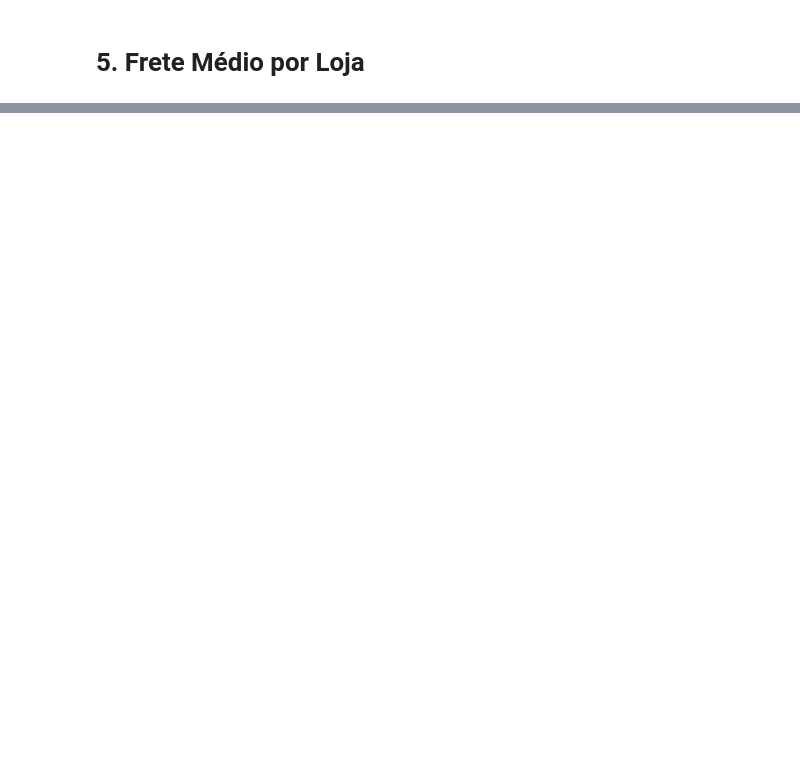
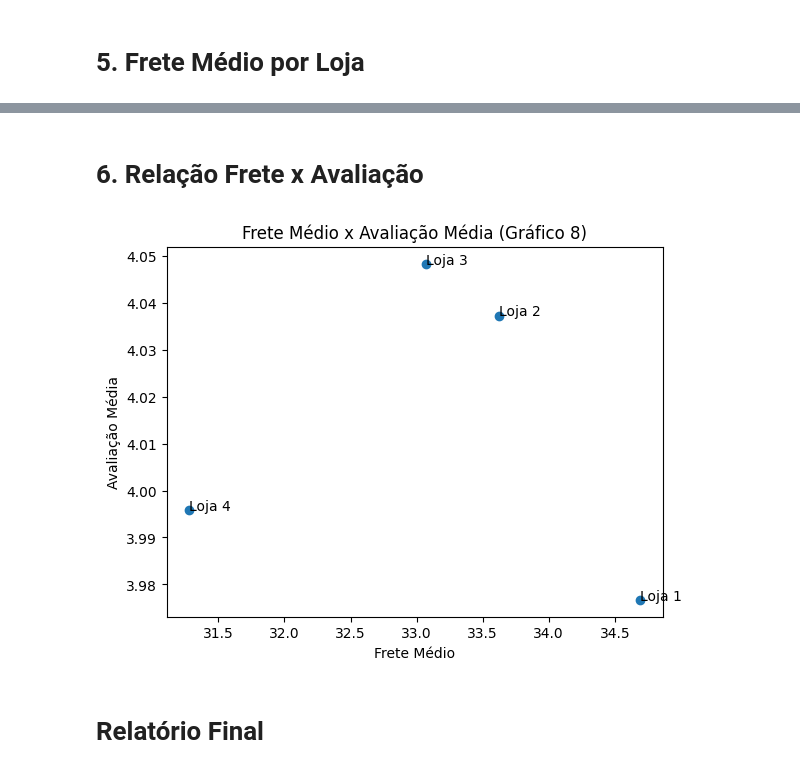
Before and after one commit to leonardo-queiroz/challenge-alura-store, a Jupyter notebook: alura_store.ipynb, the cells around one changed output, grey strips where cells are left out. Drawn from its saved outputs; the diff is of its cells as text; code cells hidden in the pictures; blank space fills up the shorter version.

Commit message:
docs: escrever o relatório final

```diff
--- a/alura_store.ipynb
+++ b/alura_store.ipynb
@@ -22,2 +172,15 @@ HTTPError: HTTP Error 429: Too Many Requests
 # %% [markdown]
 # 5. Frete Médio por Loja
+# %%
+fretes_medios = []
+
+for nome_loja, df in lojas.items():
+  frete_medio = df["Frete"].mean()
+  fretes_medios.append({
+        "Loja": nome_loja,
+        "Frete Médio": frete_medio})
+
+df_fretes_medios = pd.DataFrame(fretes_medios)
+
+print("* Frete médio por loja *")
+print(df_fretes_medios)
@@ -23,0 +194,12 @@ HTTPError: HTTP Error 429: Too Many Requests
+# %%
+plt.figure()
+plt.barh(df_fretes_medios["Loja"], df_fretes_medios["Frete Médio"])
+
+plt.title("Fretes Médios por Loja (Gráfico 7)")
+plt.xlabel("Frete Médio")
+plt.xlim(0, 40)
+
+for i, valor in enumerate(df_fretes_medios["Frete Médio"]):
+    plt.text(valor, i, f"{valor:.2f}", va="center")
+
+plt.show()
@@ -23,0 +208,19 @@ HTTPError: HTTP Error 429: Too Many Requests
+# %% [markdown]
+# 6. Relação Frete x Avaliação
+# %%
+plt.scatter(df_fretes_medios["Frete Médio"], df_avaliacoes["Média de Avaliações"])
+
+for i, loja in enumerate(df_fretes_medios["Loja"]):
+    plt.text(df_fretes_medios["Frete Médio"][i],
+             df_avaliacoes["Média de Avaliações"][i],
+             loja)
+
+plt.xlabel("Frete Médio")
+plt.ylabel("Avaliação Média")
+plt.title("Frete Médio x Avaliação Média (Gráfico 8)")
+
+plt.show()
+# %% [output]
+[figure, added]
+# %% [markdown]
+# Relatório Final
```
Also changed, not shown: parts of 12 cells of this notebook.
